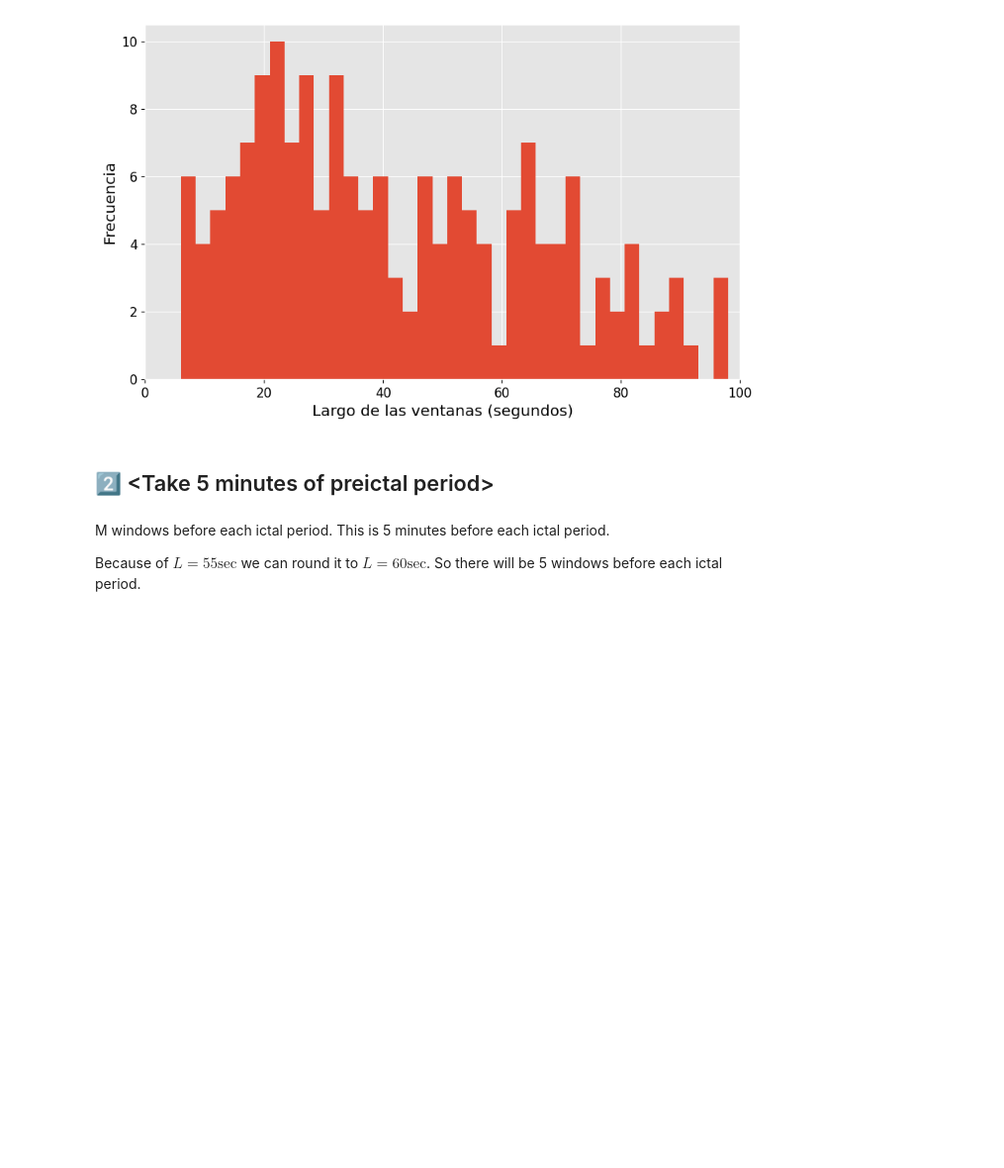
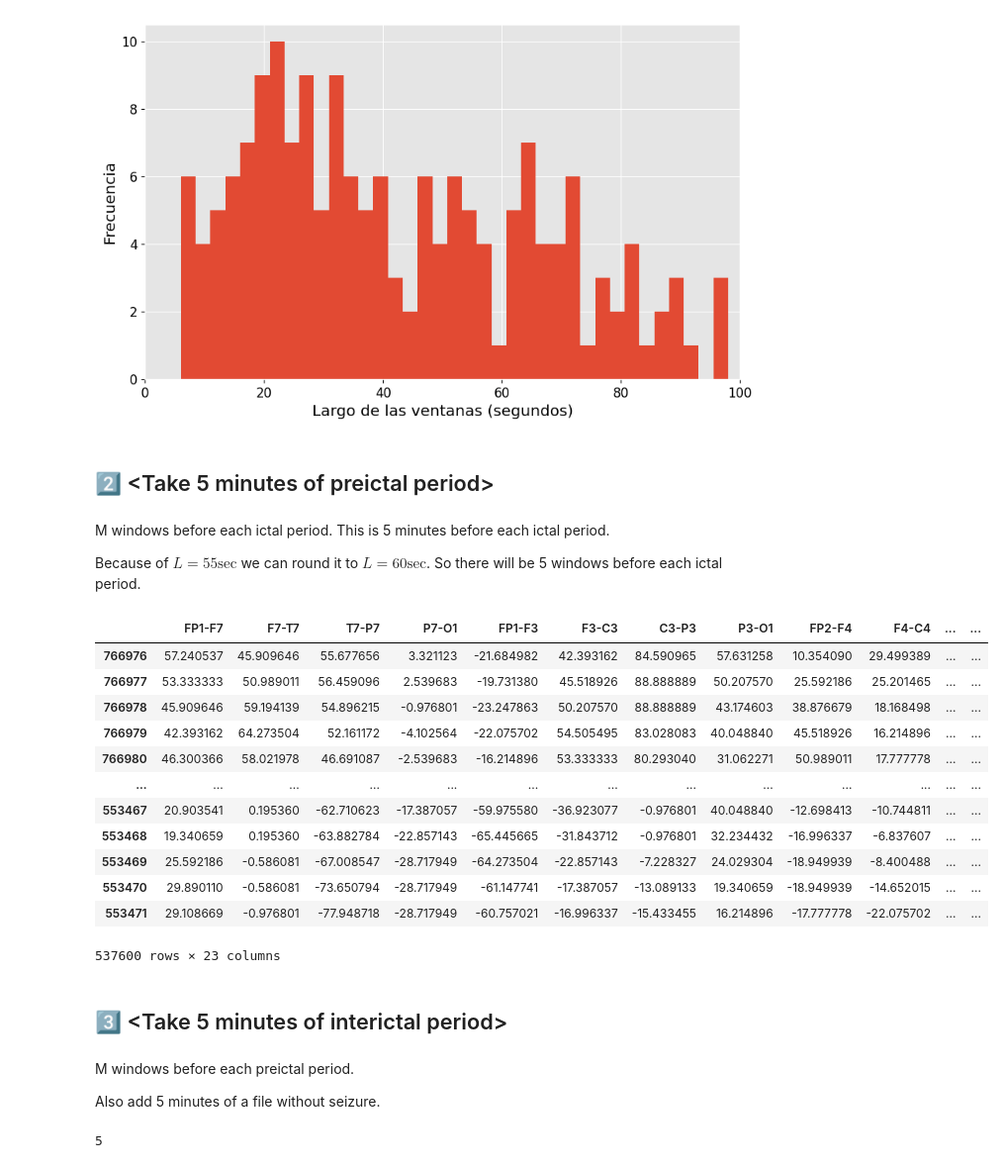
Before and after one commit to PandasSquad/CHB-MIT_Seizure_Prediction, a Jupyter notebook: notebooks/1_exploring_windows.ipynb, the cells around one changed output. Shown at 99% size. Drawn from its saved outputs; the diff is of its cells as text; code cells hidden in the pictures; blank space fills up the shorter version.

Commit message:
making preictal and interical samples (windows)

```diff
--- a/notebooks/1_exploring_windows.ipynb
+++ b/notebooks/1_exploring_windows.ipynb
@@ -114,0 +138,46 @@ Because of $L = 55 \text{sec}$ we can round it to $L = 60 \text{sec}$. So there
+# %%
+from dataclasses import dataclass
+from tqdm import tqdm
+
+@dataclass
+class Samples:
+    patient: str
+    windows: List[pd.DataFrame]
+    edf_used: List[str]
+
+
+preictal_samples: List[Samples] = []
+# take samples
+patients = data_handler.get_patients()
+for patient in tqdm(patients):
+    patient_preictal_samples = Samples(patient, [], [])
+    times = data_handler.get_seizure_data(patient)
+    # filter the patients with more than one seizure
+    times = times[times["number_of_seizures"] > 0]
+    for edf_file in times.file_name.values:
+        try:
+            samples = take_preictal_samples(patient, edf_file, 5, 60, 256)
+        except KeyError: # if doesn't have all columns
+            continue
+        for sample in samples:
+            sample["edf_file"] = edf_file
+        patient_preictal_samples.windows.extend(samples)
+        patient_preictal_samples.edf_used.append(edf_file)
+    preictal_samples.append(patient_preictal_samples)
+# %%
+window0 = pd.concat(preictal_samples[0].windows)
+window0
+# %% [output]
+|  | FP1-F7 | F7-T7 | T7-P7 | P7-O1 | FP1-F3 | F3-C3 | C3-P3 | P3-O1 | FP2-F4 | F4-C4 | ... | ... |
+| 766976 | 57.240537 | 45.909646 | 55.677656 | 3.321123 | -21.684982 | 42.393162 | 84.590965 | 57.631258 | 10.354090 | 29.499389 | ... | ... |
+| 766977 | 53.333333 | 50.989011 | 56.459096 | 2.539683 | -19.731380 | 45.518926 | 88.888889 | 50.207570 | 25.592186 | 25.201465 | ... | ... |
+| 766978 | 45.909646 | 59.194139 | 54.896215 | -0.976801 | -23.247863 | 50.207570 | 88.888889 | 43.174603 | 38.876679 | 18.168498 | ... | ... |
+| 766979 | 42.393162 | 64.273504 | 52.161172 | -4.102564 | -22.075702 | 54.505495 | 83.028083 | 40.048840 | 45.518926 | 16.214896 | ... | ... |
+| 766980 | 46.300366 | 58.021978 | 46.691087 | -2.539683 | -16.214896 | 53.333333 | 80.293040 | 31.062271 | 50.989011 | 17.777778 | ... | ... |
+| ... | ... | ... | ... | ... | ... | ... | ... | ... | ... | ... | ... | ... |
+| 553467 | 20.903541 | 0.195360 | -62.710623 | -17.387057 | -59.975580 | -36.923077 | -0.976801 | 40.048840 | -12.698413 | -10.744811 | ... | ... |
+| 553468 | 19.340659 | 0.195360 | -63.882784 | -22.857143 | -65.445665 | -31.843712 | -0.976801 | 32.234432 | -16.996337 | -6.837607 | ... | ... |
+| 553469 | 25.592186 | -0.586081 | -67.008547 | -28.717949 | -64.273504 | -22.857143 | -7.228327 | 24.029304 | -18.949939 | -8.400488 | ... | ... |
+| 553470 | 29.890110 | -0.586081 | -73.650794 | -28.717949 | -61.147741 | -17.387057 | -13.089133 | 19.340659 | -18.949939 | -14.652015 | ... | ... |
+| 553471 | 29.108669 | -0.976801 | -77.948718 | -28.717949 | -60.757021 | -16.996337 | -15.433455 | 16.214896 | -17.777778 | -22.075702 | ... | ... |
+537600 rows × 23 columns
@@ -114,0 +193,6 @@ Because of $L = 55 \text{sec}$ we can round it to $L = 60 \text{sec}$. So there
+# %% [markdown]
+## 3️⃣ \<Take 5 minutes of interictal period>
+# %% [markdown]
+M windows before each preictal period.
+
+Also add 5 minutes of a file without seizure.
@@ -114,0 +212,5 @@ Because of $L = 55 \text{sec}$ we can round it to $L = 60 \text{sec}$. So there
+# %%
+sample0101_inter = take_interictal_samples("chb01", "chb01_01.edf", 5, 60, 256)
+len(sample0101_inter)
+# %% [output]
+5
```
Also changed, not shown: parts of 6 cells of this notebook, 2 other files.
